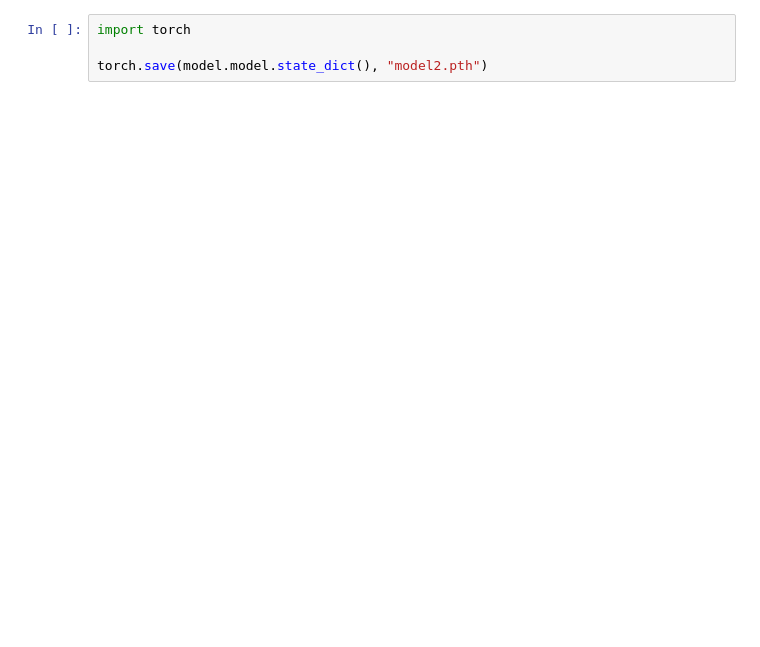
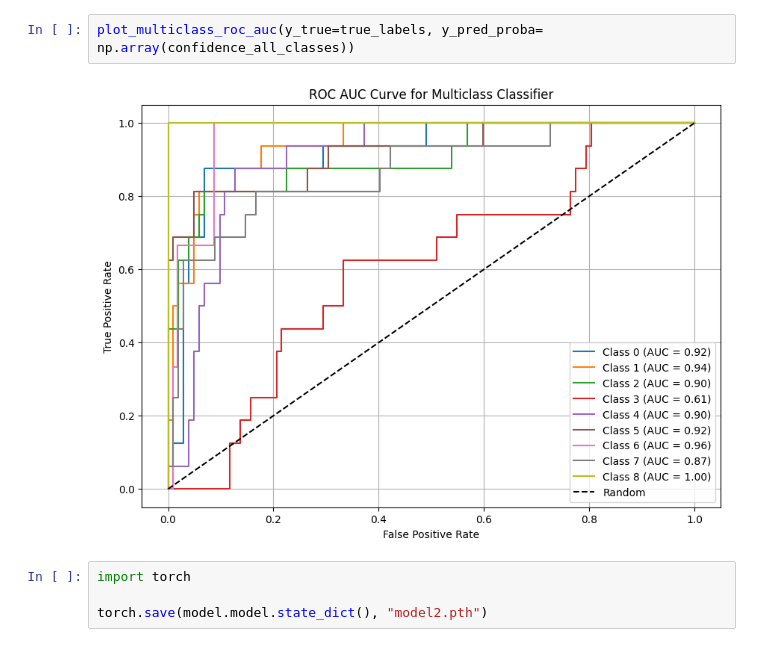
Before and after one commit to michaelihrler/ModelCalibrationDeepLearning, a Jupyter notebook: calibration_notebook.ipynb, the cells around one changed output. Cells and saved outputs as stored; diff of their text form; blank space fills up the shorter version.

```diff
--- a/calibration_notebook.ipynb
+++ b/calibration_notebook.ipynb
@@ -54,3 +52,7 @@ Test Accuracy: 0.8317
+# %%
+plot_multiclass_roc_auc(y_true=true_labels, y_pred_proba= np.array(confidence_all_classes))
+# %% [output]
+[figure, added]
 # %%
 import torch
 
```
Also changed, not shown: parts of 8 cells of this notebook, 4 other files.
